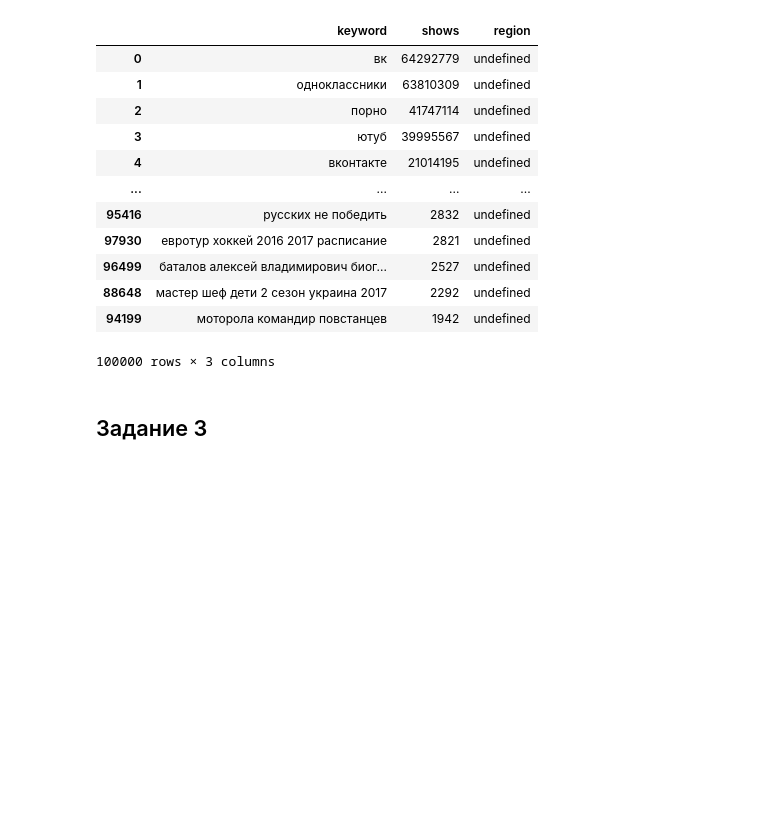
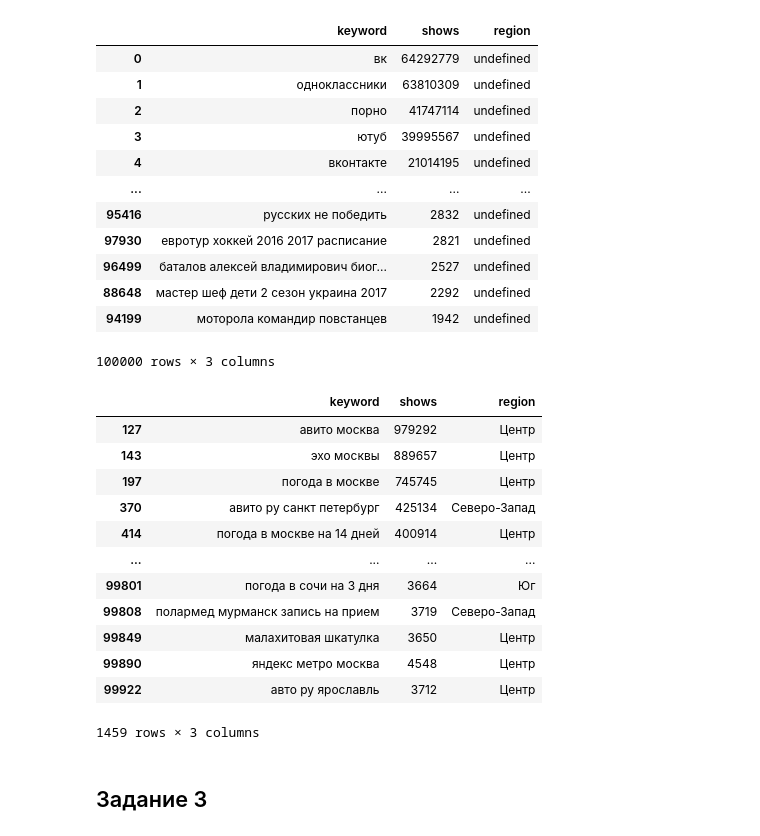
Before and after one commit to sky16k/pyda, a Jupyter notebook: PYDA11_PanDas_groupby_HW.ipynb, the cells around one changed output. Drawn from its saved outputs; the diff is of its cells as text; code cells hidden in the pictures; blank space fills up the shorter version.

```diff
--- a/PYDA11_PanDas_groupby_HW.ipynb
+++ b/PYDA11_PanDas_groupby_HW.ipynb
@@ -217,24 +271,35 @@ for l in geo_data.values() : towns_list += l
 
 # print(df1)
 # %%
-# определить регион
-def classify_region (frame) :
-    # print(type(frame))
-    town_=''
-    for town in towns_list :                # перебираем города
-        # print(town, type(town))
-        if town in frame.keyword.lower() :  # и ищем их в строке
-            town_ = town                    # отмечаем, какой именно нашли и выходим
-            # print(town_)
-            break
+# # определить регион
+# def classify_region (frame) :
+#     # print(type(frame))
+#     town_=''
+#     for town in towns_list :                # перебираем города
+#         # print(town, type(town))
+#         if town in frame.keyword.lower() :  # и ищем их в строке
+#             town_ = town                    # отмечаем, какой именно нашли и выходим
+#             # print(town_)
+#             break
 
-    for region_ in geo_data :           # перебираем регионы
-        # print(region_)
-        if town_ in geo_data[region_] : # в каком из них находится найденный город
-            # print(frame)
-            return region_
+#     for region_ in geo_data :           # перебираем регионы
+#         # print(region_)
+#         if town_ in geo_data[region_] : # в каком из них находится найденный город
+#             # print(frame)
+#             return region_
 
-    return 'undefined'                  # если городов нет - пишем "не определено"
+#     return 'undefined'                  # если городов нет - пишем "не определено"
+# %%
+# определить регион
+def classify_region (frame) :
+    # print(type(frame))
+    town_=''
+    for town in towns_dict :                # перебираем города
+        # print(town, type(town))
+        if town in frame.keyword.lower() :  # и ищем их в строке
+           return towns_dict[town]          # выдаем регион города из словаря
+
+    return 'undefined'                  # если городов нет - пишем "не определено"
 # %%
 # применяем к таблице определитель регионов
 # и записываем результат в колонку 'регион'
@@ -255,6 +320,22 @@ df.sort_values(by='shows', ascending = False)
 | 88648 | мастер шеф дети 2 сезон украина 2017 | 2292 | undefined |
 | 94199 | моторола командир повстанцев | 1942 | undefined |
 100000 rows × 3 columns
+# %%
+df[~(df.region == 'undefined')]
+# %% [output]
+|  | keyword | shows | region |
+| 127 | авито москва | 979292 | Центр |
+| 143 | эхо москвы | 889657 | Центр |
+| 197 | погода в москве | 745745 | Центр |
+| 370 | авито ру санкт петербург | 425134 | Северо-Запад |
+| 414 | погода в москве на 14 дней | 400914 | Центр |
+| ... | ... | ... | ... |
+| 99801 | погода в сочи на 3 дня | 3664 | Юг |
+| 99808 | полармед мурманск запись на прием | 3719 | Северо-Запад |
+| 99849 | малахитовая шкатулка | 3650 | Центр |
+| 99890 | яндекс метро москва | 4548 | Центр |
+| 99922 | авто ру ярославль | 3712 | Центр |
+1459 rows × 3 columns
 # %% [markdown]
 ## Задание 3
 # %% [markdown]
```
Also changed, not shown: parts of 13 cells of this notebook.
